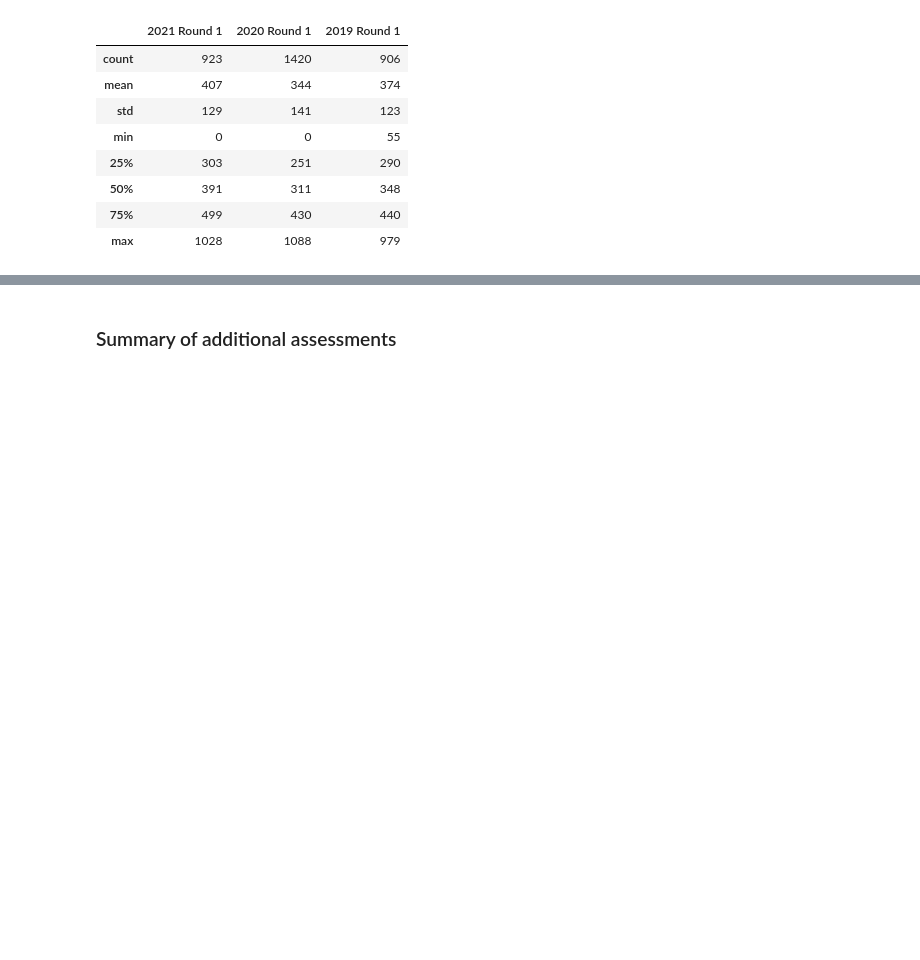
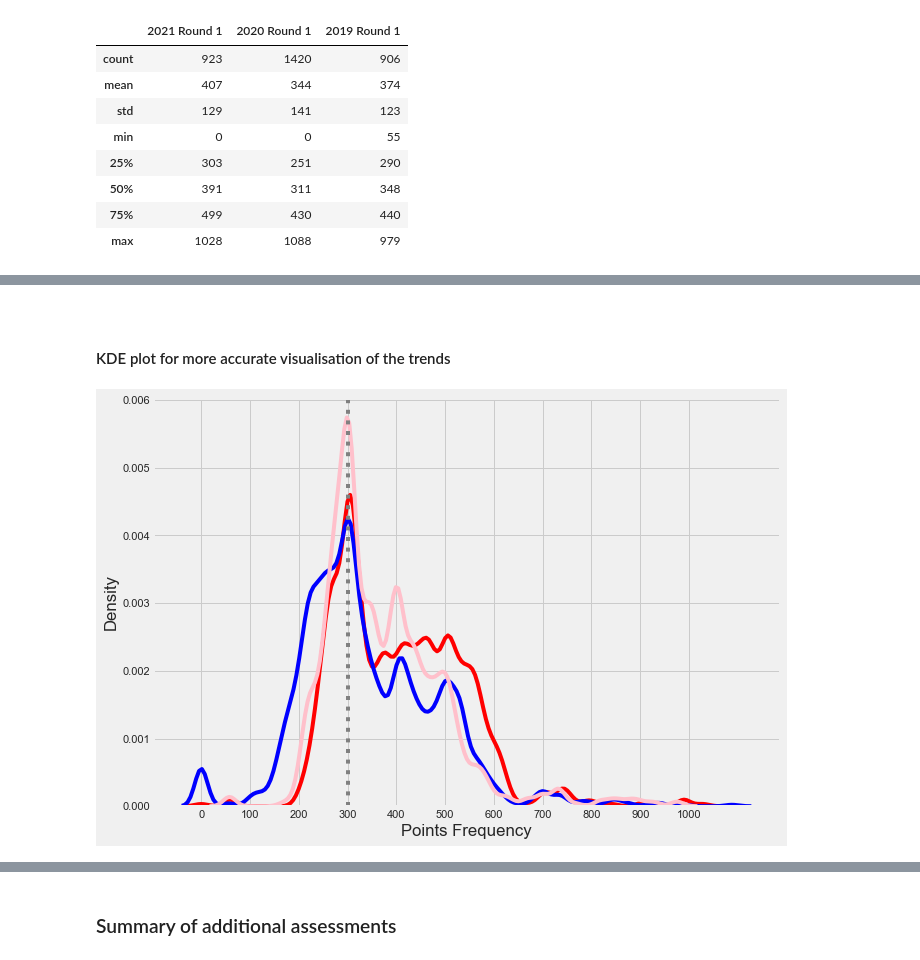
Before and after one commit to RYANCOX00/Fundamentals_of_DA, a Jupyter notebook: cao.ipynb, the cells around one changed output, grey strips where cells are left out. Drawn from its saved outputs; the diff is of its cells as text; code cells hidden in the pictures; blank space fills up the shorter version.

```diff
--- a/cao.ipynb
+++ b/cao.ipynb
@@ -505,0 +528,22 @@ plt.plot()
+# %% [markdown]
+<br>
+
+#### KDE plot for more accurate visualisation of the trends
+# %%
+# KDE plot from seaborn [29]
+p = sns.kdeplot(r1_2021, bw_adjust= 0.4,color='red')
+sns.kdeplot(r1_2020, bw_adjust= 0.4, color='blue')
+sns.kdeplot(r1_2019, bw_adjust= 0.4, color='pink')
+
+# Veritical line at 300 to show mutual peak of spike.
+p.axvline(300, color = '0.5', linestyle = ':')
+
+# Setting x axis tics and grid lines to understand trends better.
+plt.xticks([0,100,200,300,400,500,600,700,800,900,1000])
+
+# Setting X label
+p.set(xlabel='Points Frequency')
+
+plt.show()
+# %% [output]
+[figure, added]
```
Also changed, not shown: parts of 17 cells of this notebook, 44 other files.
